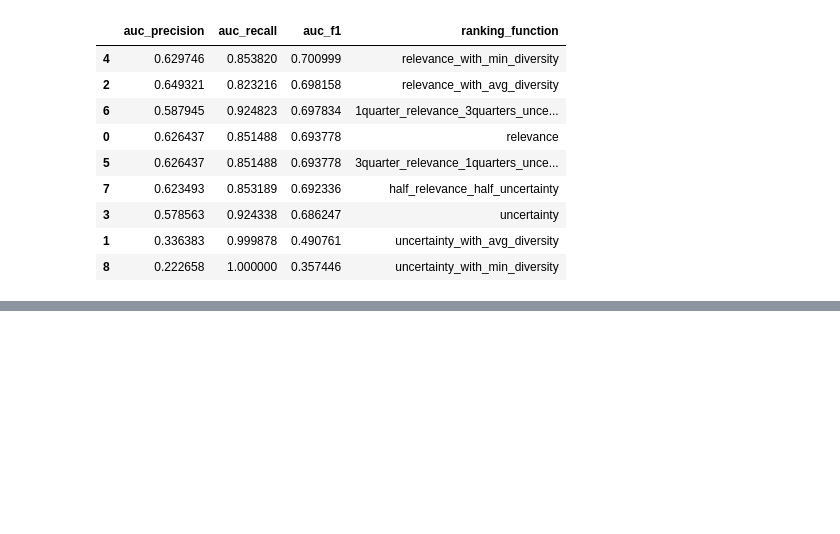
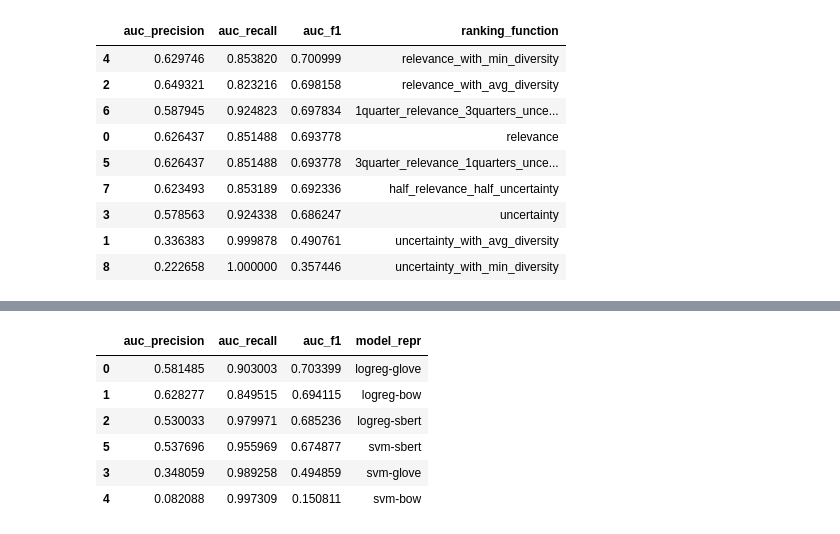
Before and after one commit to mmaisonnave/hrir-simulation-results, a Jupyter notebook: notebooks/01_displaced_person_figures.ipynb, the cells around one changed output, grey strips where cells are left out. Saved outputs shown, nothing was run; the diff lists cells and outputs as text; code cells hidden in the pictures; blank space fills up the shorter version.

```diff
--- a/notebooks/01_displaced_person_figures.ipynb
+++ b/notebooks/01_displaced_person_figures.ipynb
@@ -182,0 +321,10 @@ pd.DataFrame(auc_data).sort_values(by='auc_f1', ascending=False)
+# %%
+pd.DataFrame(auc_data).sort_values(by='auc_f1', ascending=False)
+# %% [output]
+|  | auc_precision | auc_recall | auc_f1 | model_repr |
+| 0 | 0.581485 | 0.903003 | 0.703399 | logreg-glove |
+| 1 | 0.628277 | 0.849515 | 0.694115 | logreg-bow |
+| 2 | 0.530033 | 0.979971 | 0.685236 | logreg-sbert |
+| 5 | 0.537696 | 0.955969 | 0.674877 | svm-sbert |
+| 3 | 0.348059 | 0.989258 | 0.494859 | svm-glove |
+| 4 | 0.082088 | 0.997309 | 0.150811 | svm-bow |
```
Also changed, not shown: parts of 5 cells of this notebook, 3 other files.
